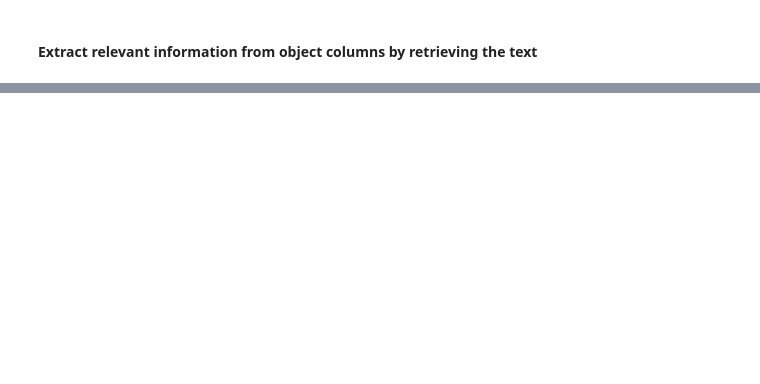
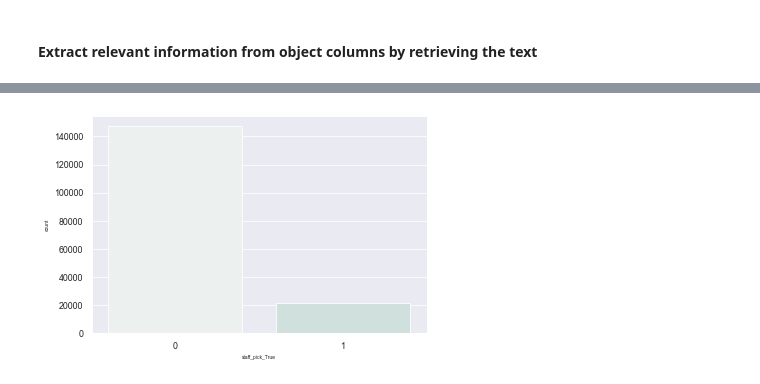
Before and after one commit to gabriel-hd73/kickstarter_2nd_project, a Jupyter notebook: Kickstarter_Project.ipynb, the cells around one changed output, grey strips where cells are left out. Saved outputs shown, nothing was run; the diff lists cells and outputs as text; code cells hidden in the pictures; blank space fills up the shorter version.

```diff
--- a/Kickstarter_Project.ipynb
+++ b/Kickstarter_Project.ipynb
@@ -355,0 +741,4 @@ We need to retrieve the relevant information from the following columns:
+# %%
+sns.countplot(x = X_base["staff_pick_True"]);
+# %% [output]
+[figure, added]
```
Also changed, not shown: parts of 85 cells of this notebook.
